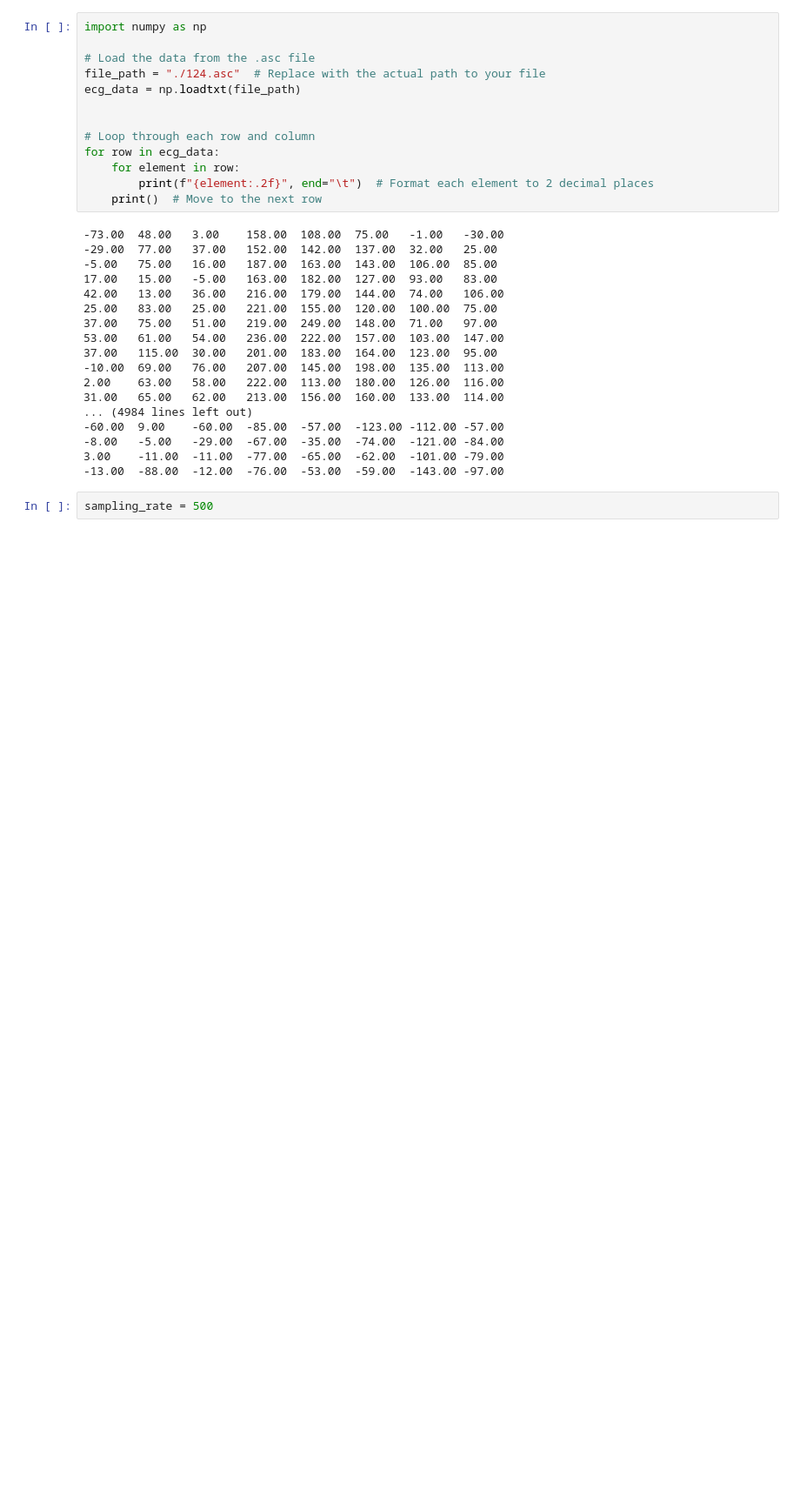
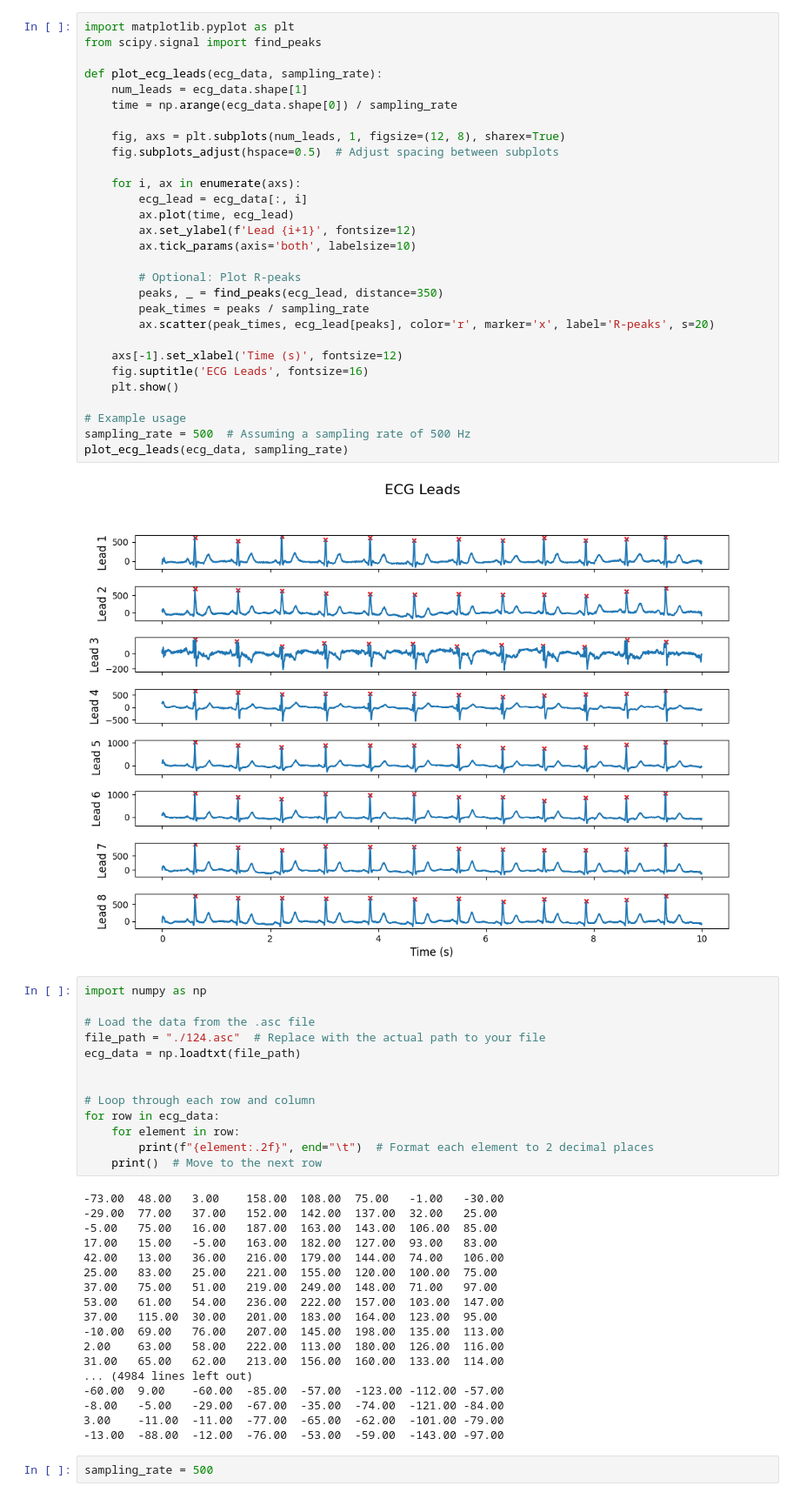
Before and after one commit to cepdnaclk/e18-4yp-GPU-Acceleration-for-Deep-Learning-based-Comprehensive-ECG-analysis, a Jupyter notebook: code/others/ECG_feature_extraction.ipynb, the cells around one changed output. Shown at 87% size. Cells and saved outputs as stored; diff of their text form; blank space fills up the shorter version.

Commit message:
ECG parameters plot

```diff
--- a/code/others/ECG_feature_extraction.ipynb
+++ b/code/others/ECG_feature_extraction.ipynb
@@ -35,6 +35,37 @@ plt.show()
 # %% [output]
 No artists with labels found to put in legend.  Note that artists whose label start with an underscore are ignored when legend() is called with no argument.
 [figure]
+# %%
+import matplotlib.pyplot as plt
+from scipy.signal import find_peaks
+
+def plot_ecg_leads(ecg_data, sampling_rate):
+    num_leads = ecg_data.shape[1]
+    time = np.arange(ecg_data.shape[0]) / sampling_rate
+
+    fig, axs = plt.subplots(num_leads, 1, figsize=(12, 8), sharex=True)
+    fig.subplots_adjust(hspace=0.5)  # Adjust spacing between subplots
+
+    for i, ax in enumerate(axs):
+        ecg_lead = ecg_data[:, i]
+        ax.plot(time, ecg_lead)
+        ax.set_ylabel(f'Lead {i+1}', fontsize=12)
+        ax.tick_params(axis='both', labelsize=10)
+
+        # Optional: Plot R-peaks
+        peaks, _ = find_peaks(ecg_lead, distance=350)
+        peak_times = peaks / sampling_rate
+        ax.scatter(peak_times, ecg_lead[peaks], color='r', marker='x', label='R-peaks', s=20)
+
+    axs[-1].set_xlabel('Time (s)', fontsize=12)
+    fig.suptitle('ECG Leads', fontsize=16)
+    plt.show()
+
+# Example usage
+sampling_rate = 500  # Assuming a sampling rate of 500 Hz
+plot_ecg_leads(ecg_data, sampling_rate)
+# %% [output]
+[figure, added]
 # %%
 import numpy as np
 
```
Also changed, not shown: parts of 1 cell of this notebook, 1 other file.
